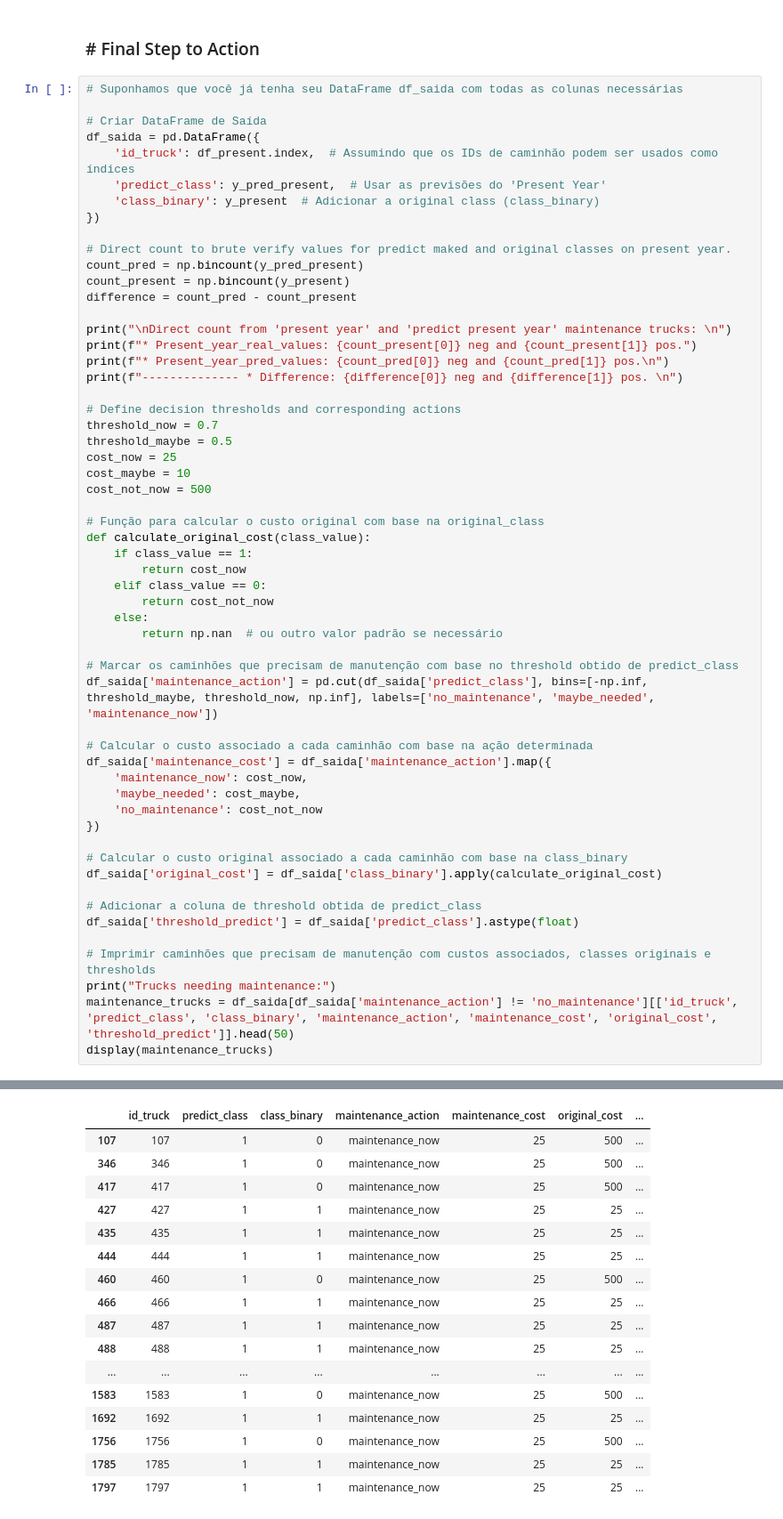
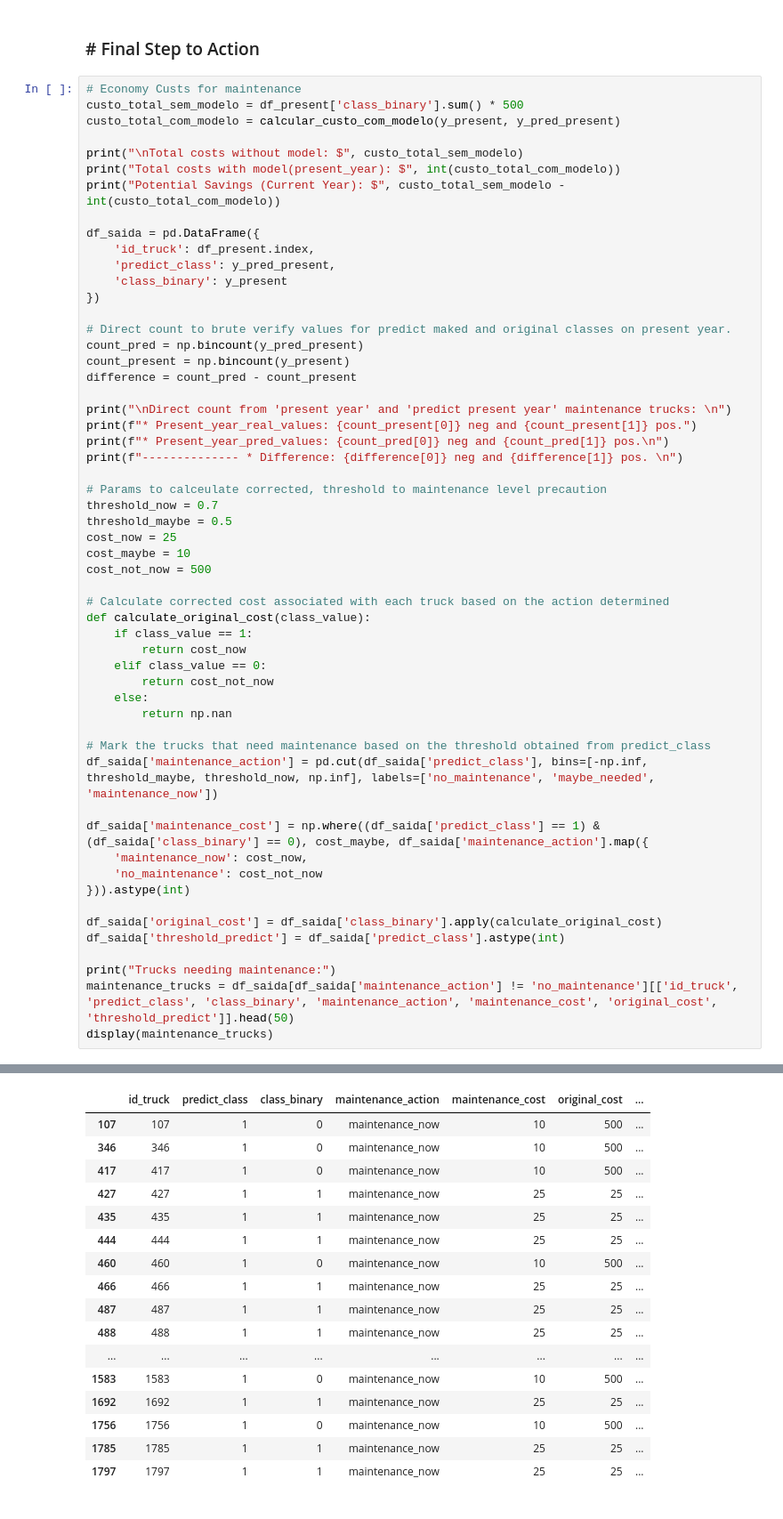
Before and after one commit to Delevati/airsystem_predict, a Jupyter notebook: models/random_forest/run_train-RF.ipynb, the cells around one changed output, grey strips where cells are left out. Shown at 89% size. Drawn from its saved outputs; the diff is of its cells as text.

```diff
--- a/models/random_forest/run_train-RF.ipynb
+++ b/models/random_forest/run_train-RF.ipynb
@@ -255,13 +258,18 @@ Confusion Matrix (Present Year):
 # %% [markdown]
 ### # Final Step to Action
 # %%
-# Suponhamos que você já tenha seu DataFrame df_saida com todas as colunas necessárias
+# Economy Custs for maintenance
+custo_total_sem_modelo = df_present['class_binary'].sum() * 500
+custo_total_com_modelo = calcular_custo_com_modelo(y_present, y_pred_present)
 
-# Criar DataFrame de Saída
+print("\nTotal costs without model: $", custo_total_sem_modelo)
+print("Total costs with model(present_year): $", int(custo_total_com_modelo))
+print("Potential Savings (Current Year): $", custo_total_sem_modelo - int(custo_total_com_modelo))
+
 df_saida = pd.DataFrame({
-    'id_truck': df_present.index,  # Assumindo que os IDs de caminhão podem ser usados como índices
-    'predict_class': y_pred_present,  # Usar as previsões do 'Present Year'
-    'class_binary': y_present  # Adicionar a original class (class_binary)
+    'id_truck': df_present.index,
+    'predict_class': y_pred_present,
+    'class_binary': y_present
 })
 
 # Direct count to brute verify values for predict maked and original classes on present year.
@@ -274,39 +282,33 @@ print(f"* Present_year_real_values: {count_present[0]} neg and {count_present[1]
 print(f"* Present_year_pred_values: {count_pred[0]} neg and {count_pred[1]} pos.\n")
 print(f"-------------- * Difference: {difference[0]} neg and {difference[1]} pos. \n")
 
-# Define decision thresholds and corresponding actions
+# Params to calceulate corrected, threshold to maintenance level precaution
 threshold_now = 0.7
 threshold_maybe = 0.5
 cost_now = 25
 cost_maybe = 10
 cost_not_now = 500
 
-# Função para calcular o custo original com base na original_class
+# Calculate corrected cost associated with each truck based on the action determined
 def calculate_original_cost(class_value):
     if class_value == 1:
         return cost_now
     elif class_value == 0:
         return cost_not_now
     else:
-        return np.nan  # ou outro valor padrão se necessário
+        return np.nan
 
-# Marcar os caminhões que precisam de manutenção com base no threshold obtido de predict_class
+# Mark the trucks that need maintenance based on the threshold obtained from predict_class
 df_saida['maintenance_action'] = pd.cut(df_saida['predict_class'], bins=[-np.inf, threshold_maybe, threshold_now, np.inf], labels=['no_maintenance', 'maybe_needed', 'maintenance_now'])
 
-# Calcular o custo associado a cada caminhão com base na ação determinada
-df_saida['maintenance_cost'] = df_saida['maintenance_action'].map({
+df_saida['maintenance_cost'] = np.where((df_saida['predict_class'] == 1) & (df_saida['class_binary'] == 0), cost_maybe, df_saida['maintenance_action'].map({
     'maintenance_now': cost_now,
-    'maybe_needed': cost_maybe,
     'no_maintenance': cost_not_now
-})
+})).astype(int)
 
-# Calcular o custo original associado a cada caminhão com base na class_binary
 df_saida['original_cost'] = df_saida['class_binary'].apply(calculate_original_cost)
+df_saida['threshold_predict'] = df_saida['predict_class'].astype(int)
 
-# Adicionar a coluna de threshold obtida de predict_class
-df_saida['threshold_predict'] = df_saida['predict_class'].astype(float)
-
-# Imprimir caminhões que precisam de manutenção com custos associados, classes originais e thresholds
 print("Trucks needing maintenance:")
 maintenance_trucks = df_saida[df_saida['maintenance_action'] != 'no_maintenance'][['id_truck', 'predict_class', 'class_binary', 'maintenance_action', 'maintenance_cost', 'original_cost', 'threshold_predict']].head(50)
 display(maintenance_trucks)
@@ -314,25 +320,25 @@ display(maintenance_trucks)
 Direct count from 'present year' and 'predict present year' maintenance trucks:
 
 * Present_year_real_values: 15626 neg and 375 pos.
 * Present_year_pred_values: 15570 neg and 431 pos.
 
 -------------- * Difference: -56 neg and 56 pos.
 
 Trucks needing maintenance:
 |  | id_truck | predict_class | class_binary | maintenance_action | maintenance_cost | original_cost | ... |
-| 107 | 107 | 1 | 0 | maintenance_now | 25 | 500 | ... |
-| 346 | 346 | 1 | 0 | maintenance_now | 25 | 500 | ... |
-| 417 | 417 | 1 | 0 | maintenance_now | 25 | 500 | ... |
+| 107 | 107 | 1 | 0 | maintenance_now | 10 | 500 | ... |
+| 346 | 346 | 1 | 0 | maintenance_now | 10 | 500 | ... |
+| 417 | 417 | 1 | 0 | maintenance_now | 10 | 500 | ... |
 | 427 | 427 | 1 | 1 | maintenance_now | 25 | 25 | ... |
 | 435 | 435 | 1 | 1 | maintenance_now | 25 | 25 | ... |
 | 444 | 444 | 1 | 1 | maintenance_now | 25 | 25 | ... |
-| 460 | 460 | 1 | 0 | maintenance_now | 25 | 500 | ... |
+| 460 | 460 | 1 | 0 | maintenance_now | 10 | 500 | ... |
 | 466 | 466 | 1 | 1 | maintenance_now | 25 | 25 | ... |
 | 487 | 487 | 1 | 1 | maintenance_now | 25 | 25 | ... |
 | 488 | 488 | 1 | 1 | maintenance_now | 25 | 25 | ... |
 | ... | ... | ... | ... | ... | ... | ... | ... |
-| 1583 | 1583 | 1 | 0 | maintenance_now | 25 | 500 | ... |
+| 1583 | 1583 | 1 | 0 | maintenance_now | 10 | 500 | ... |
 | 1692 | 1692 | 1 | 1 | maintenance_now | 25 | 25 | ... |
-| 1756 | 1756 | 1 | 0 | maintenance_now | 25 | 500 | ... |
+| 1756 | 1756 | 1 | 0 | maintenance_now | 10 | 500 | ... |
 | 1785 | 1785 | 1 | 1 | maintenance_now | 25 | 25 | ... |
 | 1797 | 1797 | 1 | 1 | maintenance_now | 25 | 25 | ... |
```
Also changed, not shown: parts of 5 cells of this notebook, 1 other file.
